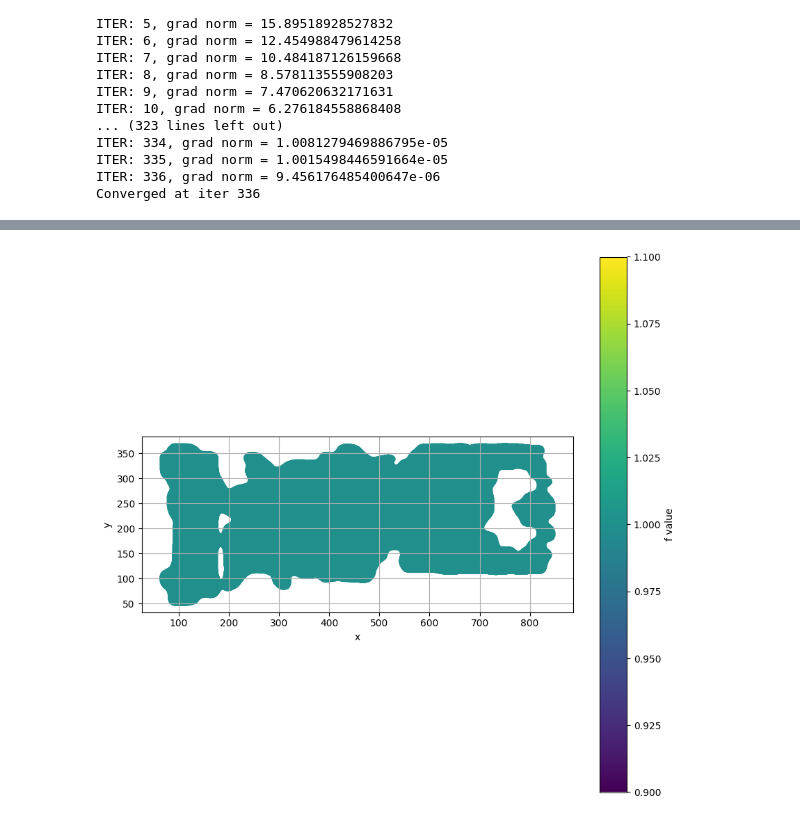
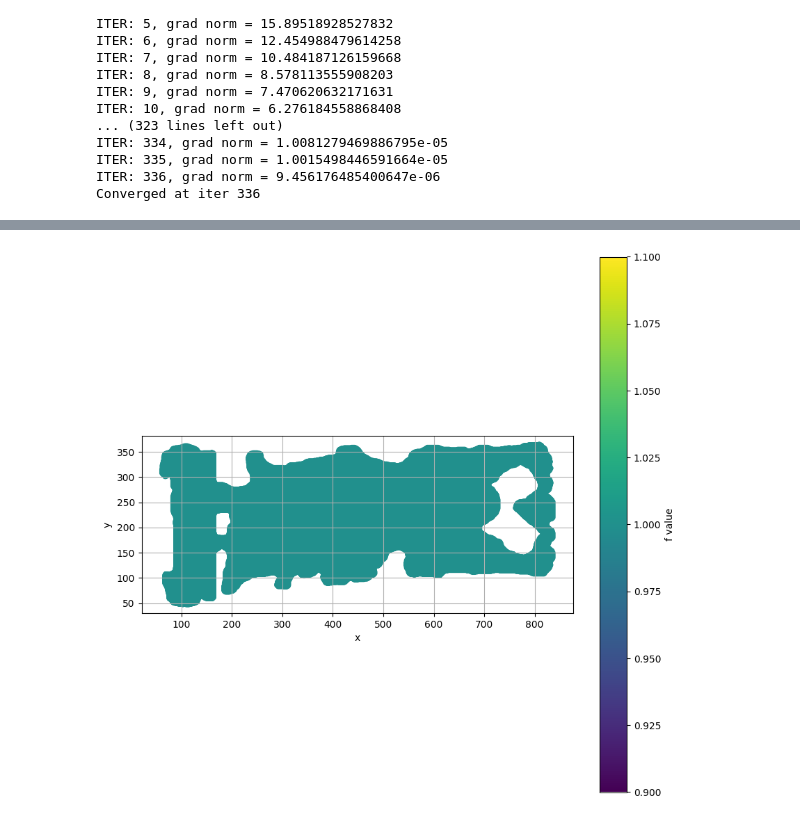
Before and after one commit to AlexanderShliakhturov/Application-of-subdivision-schemes-in-surface-approximation-problems, a Jupyter notebook: surface-reconstruction-budda.ipynb, the cells around one changed output, grey strips where cells are left out. Drawn from its saved outputs; the diff is of its cells as text; code cells hidden in the pictures.

```diff
--- a/surface-reconstruction-budda.ipynb
+++ b/surface-reconstruction-budda.ipynb
@@ -36,7 +42,7 @@ from IPython.display import HTML
 '''
 
 raw_data = np.loadtxt('./models/BuddaAll.txt').reshape(-1)
-int_cast_data = np.trunc(raw_data*np.power(10,3)).astype(int).reshape(-1, 3)
+int_cast_data = np.trunc(raw_data*2000).astype(int).reshape(-1, 3)
 
 
 shifted = (int_cast_data - int_cast_data.min(axis=0) + np.array([10,10,10]))
@@ -64,18 +70,21 @@ make_html_visual(tensor_3d=budda_tensor_3D, name='budda-raw', colorscale='Jet')
 # budda_tensor_3D_slice = budda_tensor_3D[:,:, 30]
 
 # kernel_2D = torch.ones(size=(3,3))
-kernel_3D = torch.ones(size=(3,3,3))
+kernel_shape = 3
+kernel_3D = torch.ones(size=(kernel_shape,kernel_shape,kernel_shape))
 
 
 # budda_conv_result_2D = make_conv_2d_torch(source=budda_tensor_3D_slice, kernel=kernel_2D)
 budda_conv_result_3D = make_conv_3d_torch(source=budda_tensor_3D, kernel=kernel_3D)
+# budda_conv_result_3D = budda_tensor_3D
+
 
 
 
 
 plt.figure(figsize=(10, 8))
 
-plt.imshow(budda_conv_result_3D[:,:, 60],
+plt.imshow(budda_conv_result_3D[:,:, 50],
            cmap='viridis',
            aspect='auto',
            origin='lower')
@@ -125,5 +136,5 @@ plt.show()
 # %%
-budda_conv_result_3D_filled = morph_fill(budda_conv_result_3D)
+budda_conv_result_3D_filled = morph_fill_fast(budda_conv_result_3D)
 # %%
 mask = torch.tensor([0, 1, 3, 3, 1], dtype=torch.float32) / 4
 
@@ -161,10 +172,10 @@ plot_subdivision_points(x0[:,:,20], threshold=0.8, do_ceil=False)
 # %%
-x0_clone = x0.clone()
+x0_subdivisioned = x0.clone()
 k = 2
 for i in range(3):
-    x0_clone = Sub_A_torch(mask, x0_clone)
+    x0_subdivisioned = Sub_A_torch(mask, x0_subdivisioned)
     plot_subdivision_points(
-        x0_clone[:,:,20*k],
+        x0_subdivisioned[:,:,20*k],
         threshold=0.00,
         title=f"После {i+1} шага subdivision",
         figsize=(10,10),
@@ -172,6 +183,6 @@ for i in range(3):
         visual_type= 'scatter'
     )
     k *=2
-    print(k)
+    # print(k)
 # %% [output]
 [figure]
@@ -181,15 +191,15 @@ for i in range(3):
 # %%
 # x0_clone = Sub_A_torch(mask, x0_clone)
 # %%
-threshold = 0.6
+threshold = 0.8
 # x0_clone_filtered = torch.where(x0_clone > threshold, x0_clone, torch.tensor(0.0))
 
-x0_clone_filtered_ceil = (x0_clone > threshold).float()
+x0_clone_filtered_ceil = (x0_subdivisioned > threshold).float()
 plot_subdivision_points(data = x0_clone_filtered_ceil[:,:,10*16],
                         threshold=0.90,
                         title='',
                         figsize=(10,10),
                         do_ceil=False,
                         visual_type='scatter')
 # %% [output]
-[figure, old version]
+[figure, new version]
```
Also changed, not shown: parts of 11 cells of this notebook, 9 other files.
